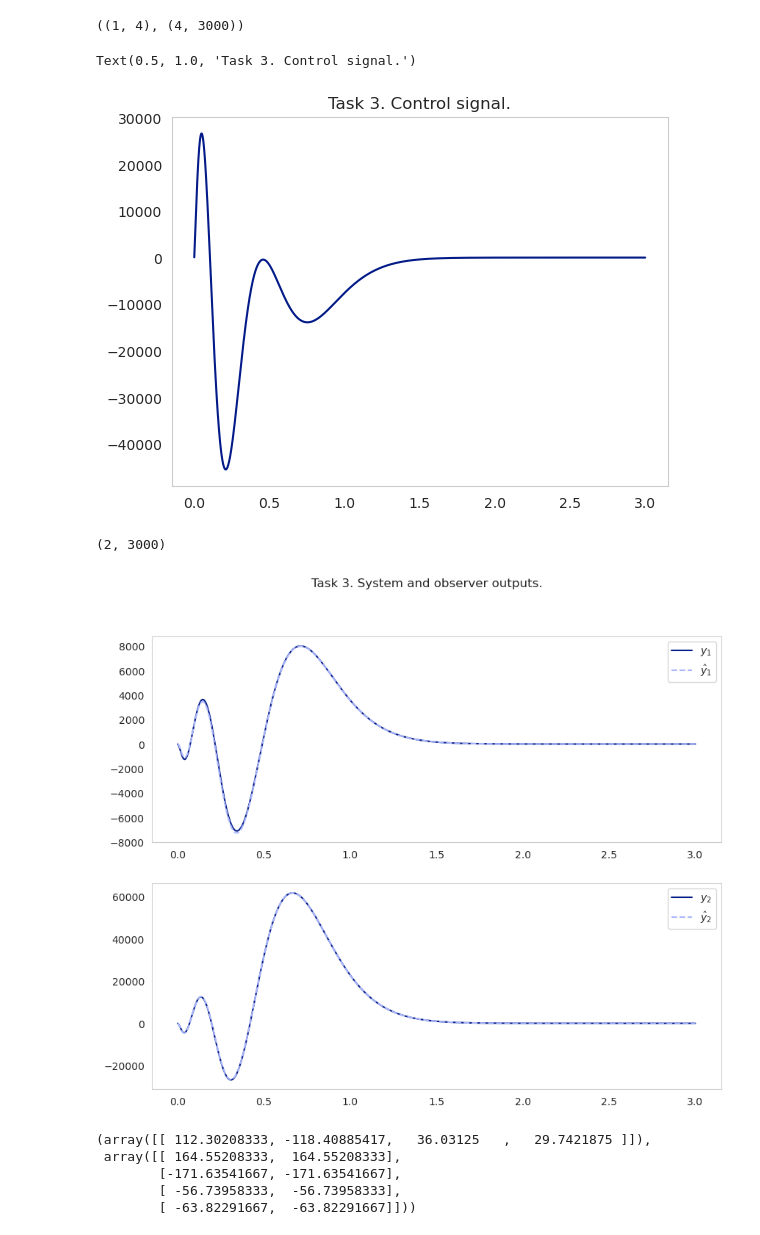
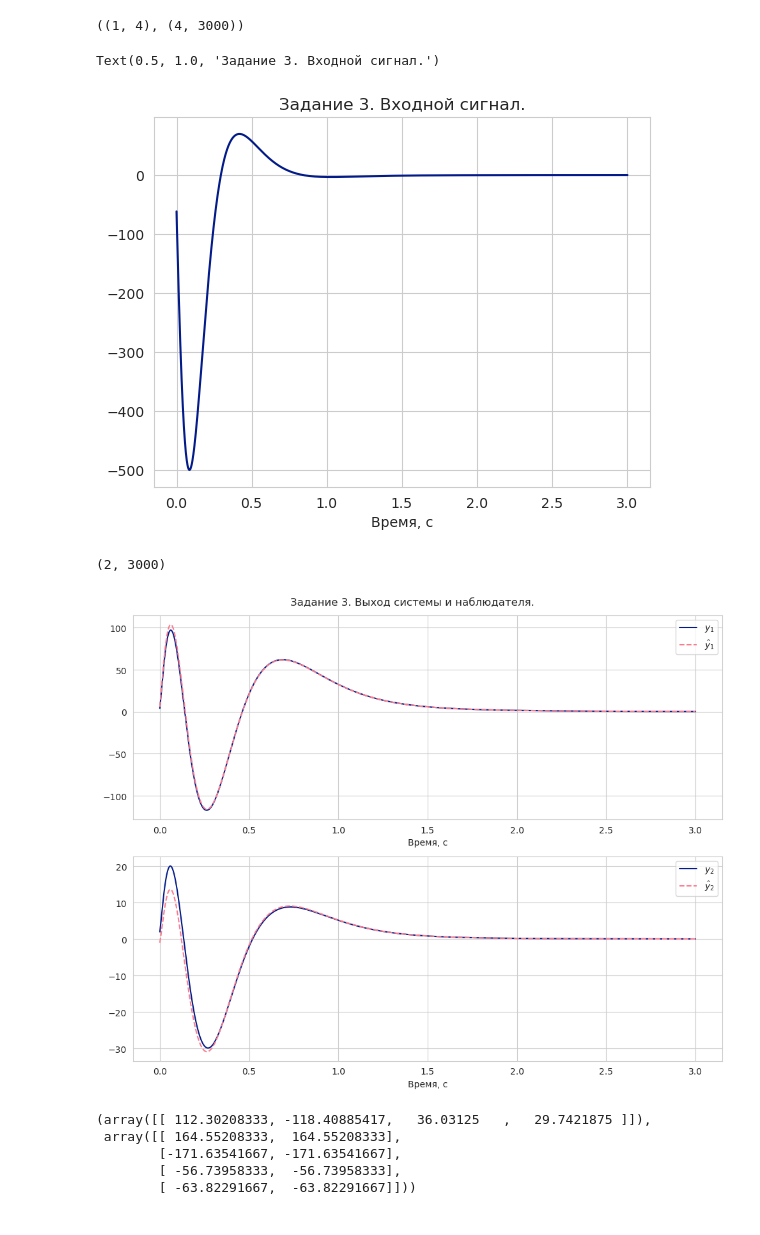
Before and after one commit to dimkablin/Automatic-Control-Theory, a Jupyter notebook: src/homework/Lab8.ipynb, the cells around one changed output. Saved outputs shown, nothing was run; the diff lists cells and outputs as text; code cells hidden in the pictures.

```diff
--- a/src/homework/Lab8.ipynb
+++ b/src/homework/Lab8.ipynb
@@ -590,3 +573,20 @@ C = np.array([
+# %%
+A = np.array([
+    [2, 0, -4, 2],
+    [0, 2, -2, 4],
+    [-4, -2, 2, 0],
+    [2, 4, 0, 2]
+])
+B = np.array([
+    [8],
+    [6],
+    [4],
+    [2]
+])
+C = np.array([
+    [2, 0, 0, 2],
+    [-1, 1, 1, 1]
+])
 # %%
 J_P, J = sympy.Matrix(A).jordan_form()
 # %%
@@ -604,9 +604,9 @@ $\displaystyle \left[\begin{matrix}0 & 0 & 8 & 0\\0 & 12 & 0 & 4\end{matrix}\rig
 # %%
 G = np.array([
-    [-10, 0 ,0 ,0],
-    [0, -11, 0, 0],
-    [0, 0, -12, 0],
-    [0, 0, 0, -13]
+    [-2, 0 ,0 ,0],
+    [0, -5, 0, 0],
+    [0, 0, -8, 0],
+    [0, 0, 0, -16]
 ])
 Y_cont = np.array([1,1,1,1]).reshape((1,-1))
 Y_obs = np.array([
@@ -639,6 +645,6 @@ sys = ctrl.ss(A_new,np.zeros((8,1)),np.zeros((1,8)),0)
 # %%
 time_ = np.linspace(0,3,int(3/dt))
 # %%
-y = ctrl.initial_response(sys,T=time_,X0=[-1,-1,-1,-1,2,2,2,2])
+y = ctrl.initial_response(sys,T=time_,X0=[1,1,1,1,2,0,0,-1])
 # %%
 fig, ax = plt.subplots(2,2,figsize=(10,8))
@@ -678,29 +686,33 @@ K.shape, y.states[4:,:].shape
 ((1, 4), (4, 3000))
 # %%
 plt.plot(time_,(K@(y.states[4:,:]+y.states[:4,:])).reshape(-1))
-plt.grid()
-plt.title("Task 3. Control signal.")
+plt.grid(True)
+plt.xlabel("Время, с")
+plt.title("Задание 3. Входной сигнал.")
 # %% [output]
-Text(0.5, 1.0, 'Task 3. Control signal.')
+Text(0.5, 1.0, 'Задание 3. Входной сигнал.')
-[figure, old version]
+[figure, new version]
 # %%
 (C @ y.states[:4,:]).shape
 # %% [output]
 (2, 3000)
 # %%
 fig, ax = plt.subplots(2,1,figsize=(10,8))
-fig.suptitle("Task 3. System and observer outputs.")
+fig.suptitle("Задание 3. Выход системы и наблюдателя.")
 ax[0].plot(time_,(C@y.states[:4,:])[0],label="$y_1$")
 ax[0].plot(time_,(C@(y.states[4:,:]+y.states[:4,:]))[0],linestyle="--",label="$\hat{y}_1$")
 ax[0].legend()
-ax[0].grid()
+ax[0].set_xlabel("Время, с")
+ax[0].grid(True)
 
 ax[1].plot(time_,(C@y.states[:4,:])[1],label="$y_2$")
 ax[1].plot(time_,(C@(y.states[4:,:]+y.states[:4,:]))[1],linestyle="--",label="$\hat{y}_2$")
 ax[1].legend()
-ax[1].grid()
+ax[1].set_xlabel("Время, с")
+ax[1].grid(True)
+plt.tight_layout()
 # %% [output]
-[figure, old version]
+[figure, new version]
 # %%
 K, L
 # %% [output]
```
Also changed, not shown: parts of 13 cells of this notebook.
